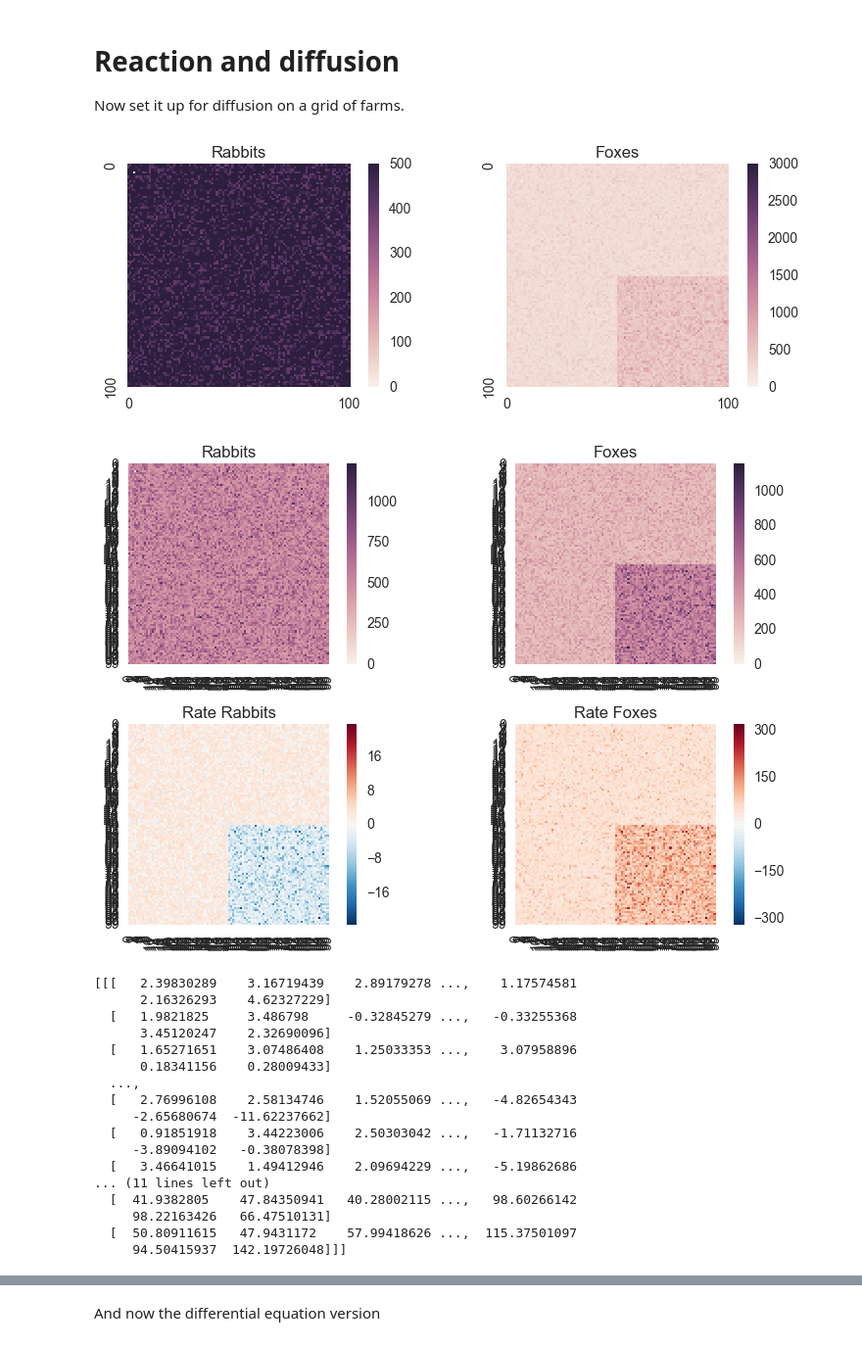
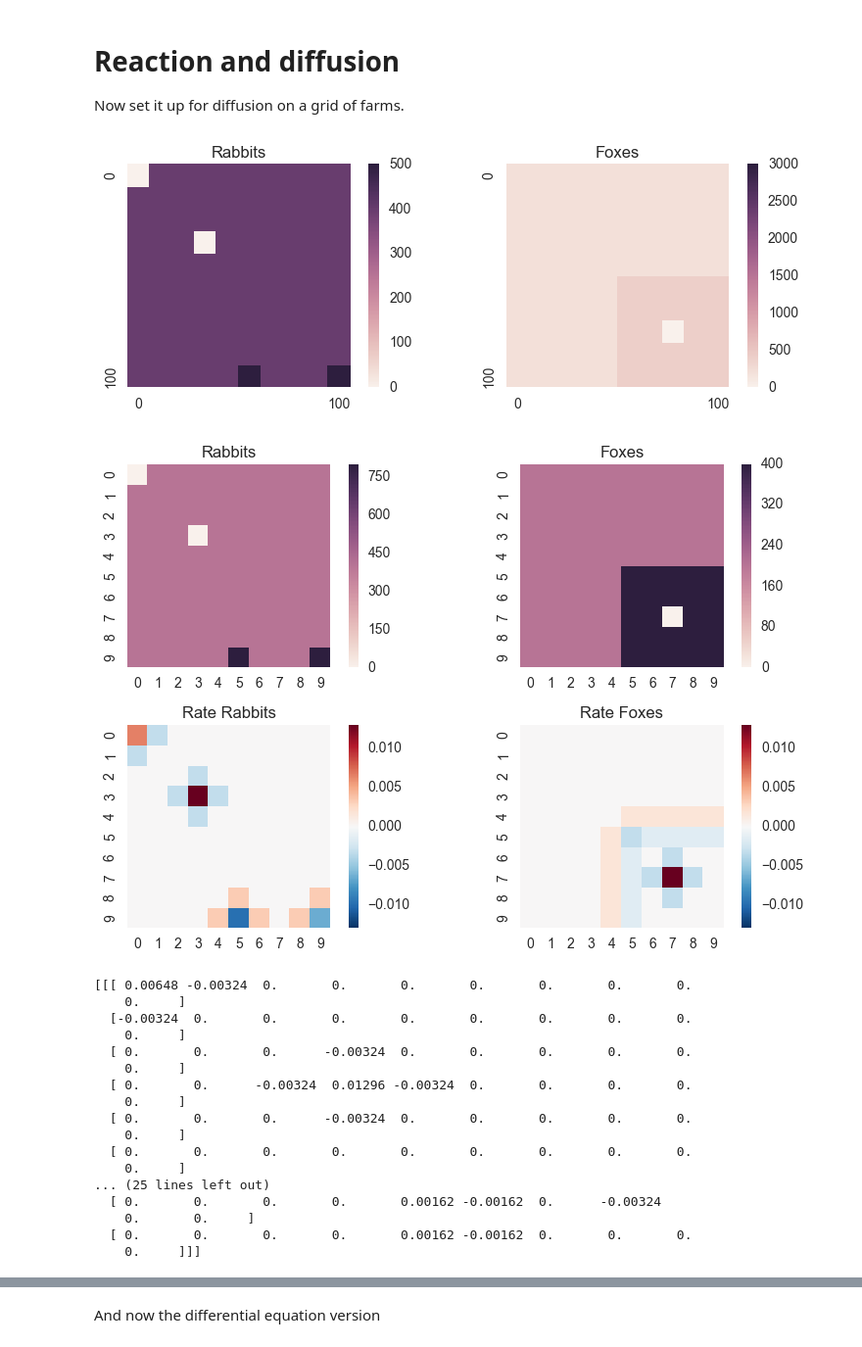
Before and after one commit to dbaugher/rabbits-and-foxes, a Jupyter notebook: rabbits-and-foxes-diffusion.ipynb, the cells around one changed output, grey strips where cells are left out. Shown at 98% size. Drawn from its saved outputs; the diff is of its cells as text; code cells hidden in the pictures.

```diff
--- a/rabbits-and-foxes-diffusion.ipynb
+++ b/rabbits-and-foxes-diffusion.ipynb
@@ -55,25 +55,27 @@ plt.show()
 Now set it up for diffusion on a grid of farms.
 # %%
 x_max = y_max = 100
-N = M = 100
+N = M = 10
 dx = x_max / (N-1)
 dy = y_max / (M-1)
 xgrid = np.linspace(0,x_max,N)
 ygrid = np.linspace(0,y_max,M)
 assert dx == xgrid[1]
 
-diffusivity_rabbits =  1e-3
+diffusivity_rabbits = 1e-3
 diffusivity_foxes = 1e-3
 
 
 concentrations = np.ones((2,N,M))
-concentrations += 0.5 * np.abs(np.random.randn(2,N,M))
+#concentrations += 0.5 * np.abs(np.random.randn(2,N,M))
 concentrations[0] *= 400
 concentrations[1] *= 200
 concentrations[1,N//2:,M//2:] *= 2.0 # double foxes in top corner
 concentrations[0,3,3] = 0 # a dead spot of rabbits
 concentrations[1,7,7] = 0 # a dead spot of foxes
 concentrations[0,-1,-5] = 800 # a load of rabbits near one corner
+concentrations[0,-1,-1] = 800 # a load of rabbits in one corner
+concentrations[0,0,0] = 0 # a dead spot of rabbits at the origin
 
 rabbits = concentrations[0]
 foxes = concentrations[1]
@@ -91,7 +93,7 @@ plt.title('Foxes')
 plt.tight_layout()
 plt.show()
 # %% [output]
-[figure, old version]
+[figure, new version]
 # %%
 # Some practice while I figure things out
 concentrations_vector  = concentrations.reshape(-1)
@@ -103,50 +105,59 @@ foxes = concentrations[1]
 d2cdx2 = np.diff(concentrations, n=2, axis=1)
 d2cdy2 = np.diff(concentrations, n=2, axis=2)
 
-rate_rabbits = (k1 * rabbits - k2 * rabbits * foxes)
-rate_foxes = (k3 * rabbits * foxes - k4 * foxes)
+rate_rabbits = (k1 * rabbits - k2 * rabbits * foxes) *0
+rate_foxes = (k3 * rabbits * foxes - k4 * foxes) *0
 
 rate_rabbits[1:-1,:] += diffusivity_rabbits * d2cdx2[0] / (dx*dx)
 rate_rabbits[:,1:-1] += diffusivity_rabbits * d2cdy2[0] / (dy*dy)
+rate_rabbits[-1,:] += diffusivity_rabbits * (rabbits[-2,:] - rabbits[-1,:] ) / (dx*dx)
+rate_rabbits[:,-1] += diffusivity_rabbits * (rabbits[:,-2] - rabbits[:,-1] ) / (dy*dy)
+rate_rabbits[0,:] += diffusivity_rabbits * (rabbits[1,:] - rabbits[0,:] ) / (dx*dx)
+rate_rabbits[:,0] += diffusivity_rabbits * (rabbits[:,1] - rabbits[:,0] ) / (dy*dy)
 
 rate_foxes[1:-1,:] += diffusivity_foxes * d2cdx2[1] / (dx*dx)
 rate_foxes[:,1:-1] += diffusivity_foxes * d2cdy2[1] / (dy*dy)
+rate_foxes[-1,:] += diffusivity_foxes * (foxes[-2,:] - foxes[-1,:] ) / (dx*dx)
+rate_foxes[:,-1] += diffusivity_foxes * (foxes[:,-2] - foxes[:,-1] ) / (dy*dy)
+rate_foxes[0,:] += diffusivity_foxes * (foxes[1,:] - foxes[0,:] ) / (dx*dx)
+rate_foxes[:,0] += diffusivity_foxes * (foxes[:,1] - foxes[:,0] ) / (dy*dy)
+
 
 plt.subplot(2,2,1)
 sns.heatmap(rabbits, square=True)
 plt.title('Rabbits')
 plt.subplot(2,2,3)
 sns.heatmap(rate_rabbits, center=0, square=True)
 plt.title('Rate Rabbits')
 plt.tight_layout()
 
 plt.subplot(2,2,2)
 sns.heatmap(foxes, square=True)
 plt.title('Foxes')
 plt.subplot(2,2,4)
 sns.heatmap(rate_foxes, center=0, square=True)
 plt.title('Rate Foxes')
 
 plt.show()
 
 rates = np.stack((rate_rabbits, rate_foxes))
 print(rates)
 # %% [output]
-[figure, old version]
+[figure, new version]
-[[[   2.39830289    3.16719439    2.89179278 ...,    1.17574581
-      2.16326293    4.62327229]
-  [   1.9821825     3.486798     -0.32845279 ...,   -0.33255368
-      3.45120247    2.32690096]
-  [   1.65271651    3.07486408    1.25033353 ...,    3.07958896
-      0.18341156    0.28009433]
-  ...,
-  [   2.76996108    2.58134746    1.52055069 ...,   -4.82654343
-     -2.65680674  -11.62237662]
-  [   0.91851918    3.44223006    2.50303042 ...,   -1.71132716
-     -3.89094102   -0.38078398]
-  [   3.46641015    1.49412946    2.09694229 ...,   -5.19862686
-... (11 lines left out)
-  [  41.9382805    47.84350941   40.28002115 ...,   98.60266142
-     98.22163426   66.47510131]
-  [  50.80911615   47.9431172    57.99418626 ...,  115.37501097
-     94.50415937  142.19726048]]]
+[[[ 0.00648 -0.00324  0.       0.       0.       0.       0.       0.       0.
+    0.     ]
+  [-0.00324  0.       0.       0.       0.       0.       0.       0.       0.
+    0.     ]
+  [ 0.       0.       0.      -0.00324  0.       0.       0.       0.       0.
+    0.     ]
+  [ 0.       0.      -0.00324  0.01296 -0.00324  0.       0.       0.       0.
+    0.     ]
+  [ 0.       0.       0.      -0.00324  0.       0.       0.       0.       0.
+    0.     ]
+  [ 0.       0.       0.       0.       0.       0.       0.       0.       0.
+    0.     ]
+... (25 lines left out)
+  [ 0.       0.       0.       0.       0.00162 -0.00162  0.      -0.00324
+    0.       0.     ]
+  [ 0.       0.       0.       0.       0.00162 -0.00162  0.       0.       0.
+    0.     ]]]
```
Also changed, not shown: parts of 6 cells of this notebook, 2 other files.
